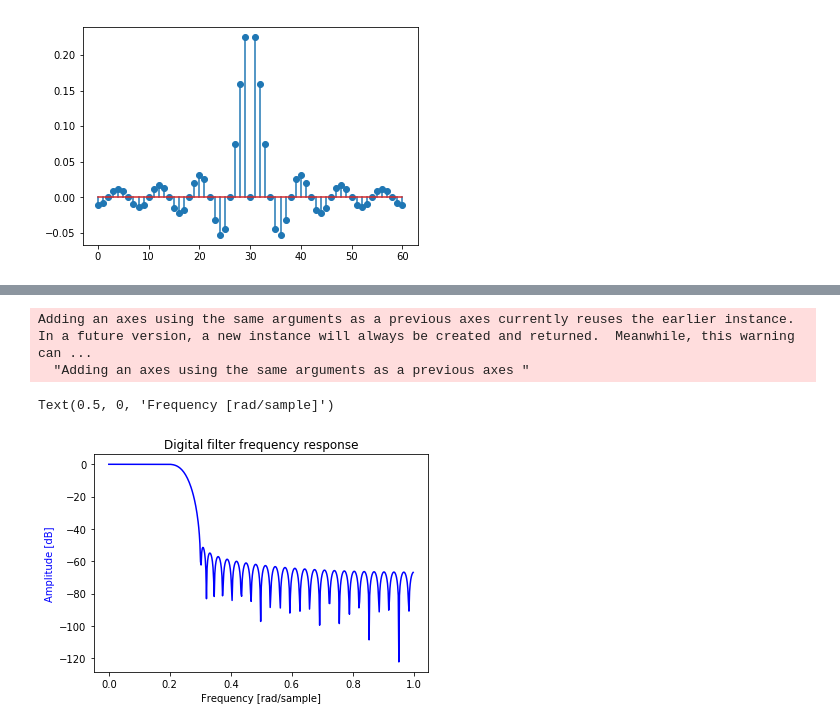
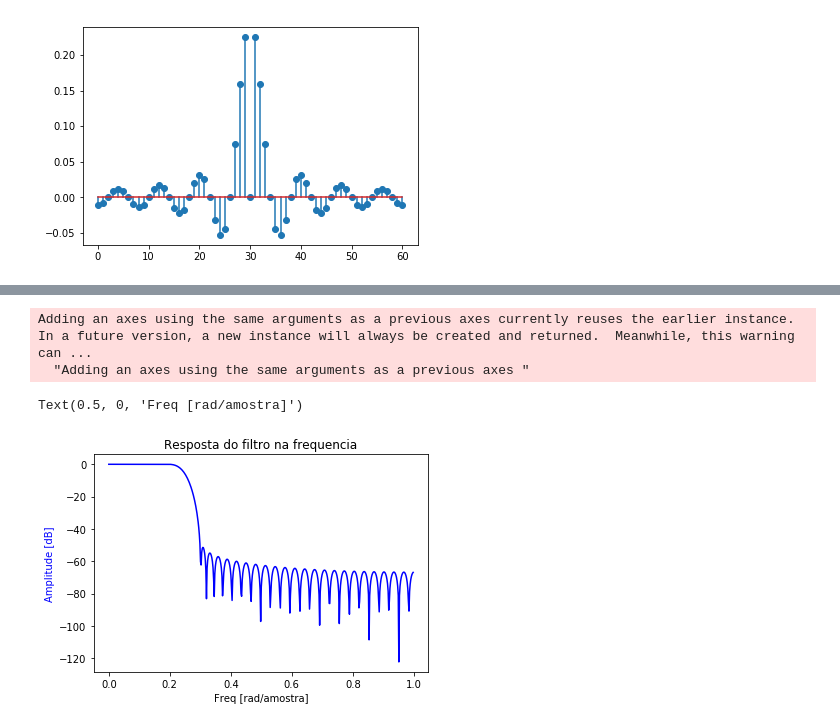
Before and after one commit to IgorDDS/pds, a Jupyter notebook: 1.1.ipynb, the cells around one changed output, grey strips where cells are left out. Cells and saved outputs as stored; diff of their text form; code cells hidden in the pictures.

```diff
--- a/1.1.ipynb
+++ b/1.1.ipynb
@@ -53,14 +59,13 @@ plt.stem(filtro_ideal)
 # %%
-filtro = signal.firwin(M, Wc/np.pi, window=('kaiser', beta))
 w, h = signal.freqz(filtro)
 fig = plt.figure()
-plt.title('Digital filter frequency response')
+plt.title('Resposta do filtro na frequencia')
 ax1 = fig.add_subplot(111)
 plt.plot(w/np.pi, 20 * np.log10(abs(h)), 'b')
 plt.ylabel('Amplitude [dB]', color='b')
-plt.xlabel('Frequency [rad/sample]')
+plt.xlabel('Freq [rad/amostra]')
 # %% [output]
 Adding an axes using the same arguments as a previous axes currently reuses the earlier instance.  In a future version, a new instance will always be created and returned.  Meanwhile, this warning can ...
   "Adding an axes using the same arguments as a previous axes "
-Text(0.5, 0, 'Frequency [rad/sample]')
+Text(0.5, 0, 'Freq [rad/amostra]')
-[figure, old version]
+[figure, new version]
```
Also changed, not shown: parts of 1 cell of this notebook.
